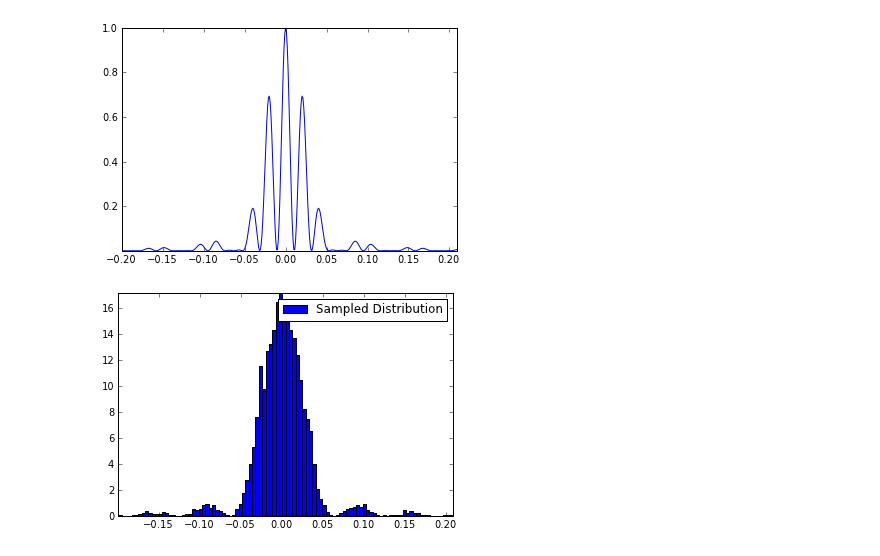
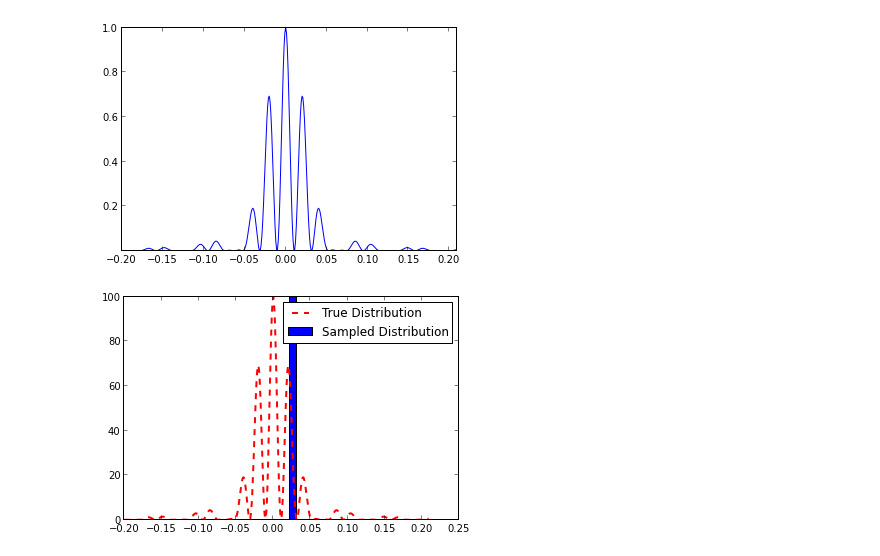
Before and after one commit to jvanatta/particle-tracks, a Jupyter notebook: week8/tuesMC.ipynb, the cells around one changed output. Cells and saved outputs as stored; diff of their text form; code cells hidden in the pictures.

```diff
--- a/week8/tuesMC.ipynb
+++ b/week8/tuesMC.ipynb
@@ -84,21 +84,19 @@ show()
 # %% [markdown]
 #### (c) Reusable function
 # %%
-def distribute1D(t, prob, N):
+def distribute1D(x, probfunc, N):
     """takes any numerical distribution prob, on the interval defined by the array x,
     and returns an array of N sampled values that are statiscally the same as the input data."""
 
-    N = 10000
     z = numpy.random.random_sample(N)
-
-    cumul  = cumsum(prob) / (sum(prob))
-
+    cumul  = cumsum(probfunc) / (sum(probfunc))
     ss = cumul.searchsorted(z)
 
-    return t[ss]
+    return x[ss]
 
 
-hist(distribute1D(t, f(t), N), 50, normed=True, label="Sampled Distribution")
+
+hist(distribute1D(t, f(t), 10000), 50, normed=True, label="Sampled Distribution")
 #plot(t, f(t), label="True Distribution", lw=3, color='red')
 legend(loc='best')
 show()
@@ -123,10 +121,11 @@ show()
 # %% [output]
 [figure]
 # %%
-hist(distribute1D(x, Ids(x), N), 100, normed=True, label="Sampled Distribution")
-#plot(t, f(t), label="True Distribution", lw=3, color='red')
-legend(loc='best')
-axis("tight")
+N = 1
+n,b,p = hist(distribute1D(x, Ids(x), N), 100, normed=True, label="Sampled Distribution")
+plot(x, Ids(x)*max(n), label="True Distribution", lw=3, color='red', linestyle="--", linewidth=2)
+legend(loc='upper right')
+#axis("tight")
 show()
 # %% [output]
-[figure, old version]
+[figure, new version]
```
Also changed, not shown: parts of 8 cells of this notebook, 1 other file.
